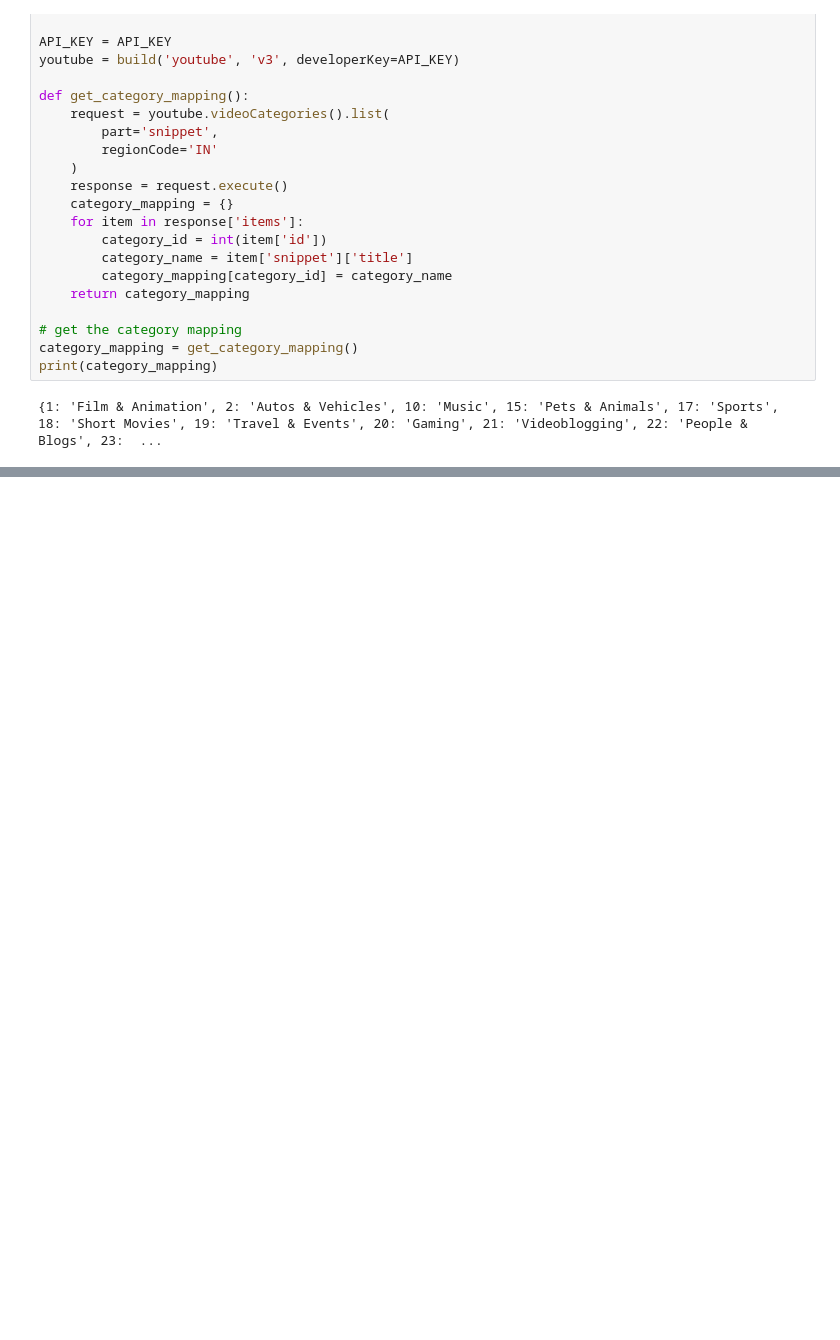
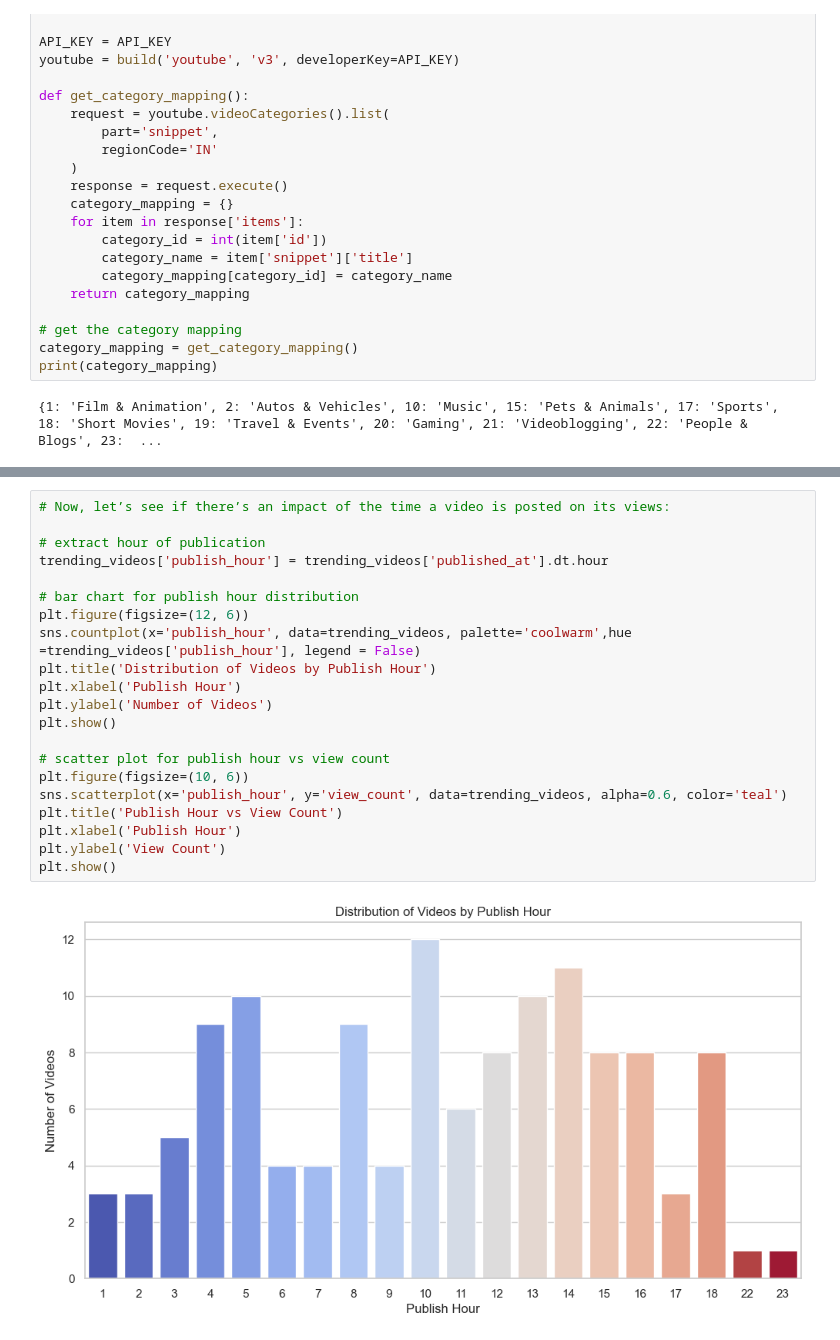
Before and after one commit to ambika1us/Youtube_Data_Collection, a Jupyter notebook: Youtube_Data_Collection.ipynb, the cells around one changed output, grey strips where cells are left out. Saved outputs shown, nothing was run; the diff lists cells and outputs as text; blank space fills up the shorter version.

```diff
--- a/Youtube_Data_Collection.ipynb
+++ b/Youtube_Data_Collection.ipynb
@@ -285,0 +355,23 @@ plt.show()
+# %%
+# Now, let’s see if there’s an impact of the time a video is posted on its views:
+
+# extract hour of publication
+trending_videos['publish_hour'] = trending_videos['published_at'].dt.hour
+
+# bar chart for publish hour distribution
+plt.figure(figsize=(12, 6))
+sns.countplot(x='publish_hour', data=trending_videos, palette='coolwarm',hue =trending_videos['publish_hour'], legend = False)
+plt.title('Distribution of Videos by Publish Hour')
+plt.xlabel('Publish Hour')
+plt.ylabel('Number of Videos')
+plt.show()
+
+# scatter plot for publish hour vs view count
+plt.figure(figsize=(10, 6))
+sns.scatterplot(x='publish_hour', y='view_count', data=trending_videos, alpha=0.6, color='teal')
+plt.title('Publish Hour vs View Count')
+plt.xlabel('Publish Hour')
+plt.ylabel('View Count')
+plt.show()
+# %% [output]
+[figure, added]
```
Also changed, not shown: parts of 12 cells of this notebook.
